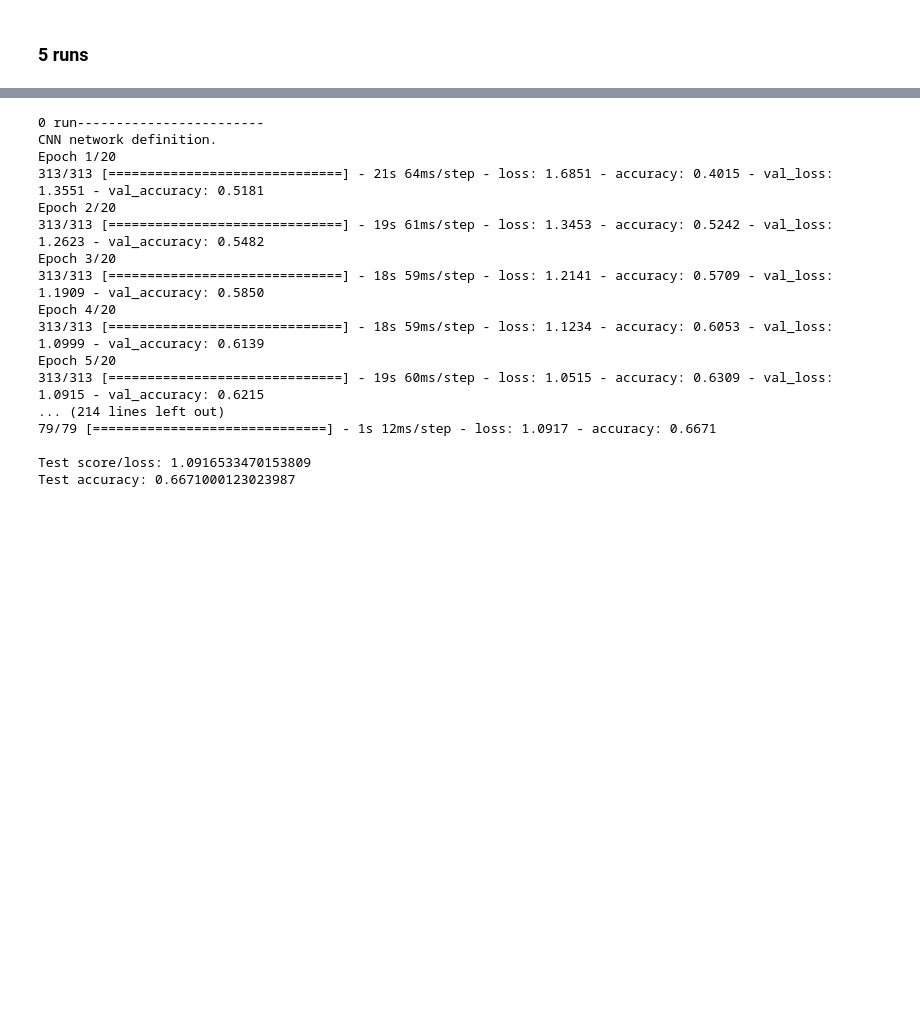
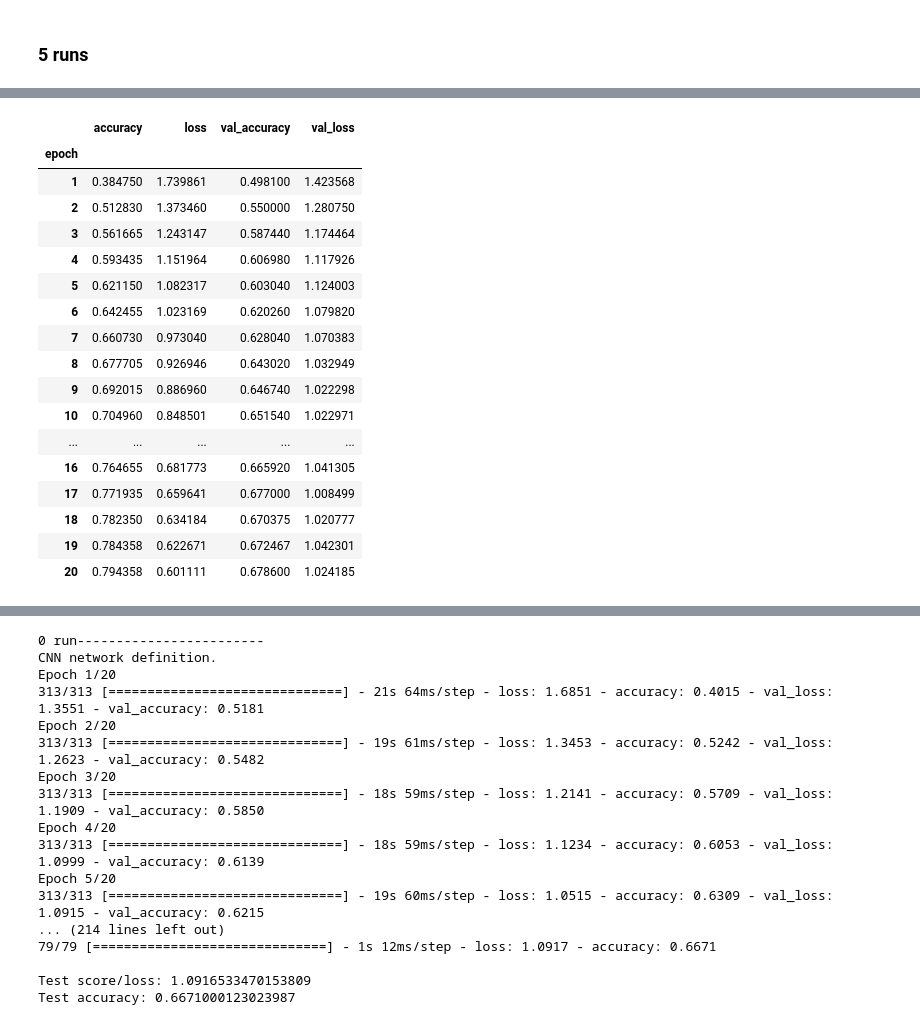
Before and after one commit to mm849/Computer-Vision-Classification, a Jupyter notebook: notebooks/trial3.ipynb, the cells around one changed output, grey strips where cells are left out. Cells and saved outputs as stored; diff of their text form; code cells hidden in the pictures; blank space fills up the shorter version.

```diff
--- a/notebooks/trial3.ipynb
+++ b/notebooks/trial3.ipynb
@@ -148,24 +148,32 @@ cp_callback = [ModelCheckpoint(filepath=checkpoint_path,
                                                  verbose=1),
                 EarlyStopping(monitor='val_loss', patience=5, verbose=1, mode='min',  min_delta=0.0001)]
 # %%
-def five_runs(build_model_func, num_runs=5, history_verbose=VERBOSE):
-    accuracy_history_df = pd.DataFrame()
-    loss_history_df = pd.DataFrame()
+def five_runs(build_model_func, num_runs=5, num_epochs=N_EPOCH,history_verbose=VERBOSE):
+    # accuracy_history_df = pd.DataFrame()
+    # loss_history_df = pd.DataFrame()
+    history_df = pd.DataFrame(columns=['run', 'epoch','accuracy', 'loss', 'val_accuracy', 'val_loss'])
     test_result_df = pd.DataFrame(index=['Test score/loss', 'Test accuracy'])
-    for i in tqdm(range(num_runs)):
+    for run in tqdm(range(num_runs)):
         input_model = build_model_func()
-        print("Run number: " + str(i))
-        history = input_model.fit(X_train, y_train, batch_size=BATCH_SIZE, epochs=N_EPOCH, validation_data = (X_val, y_val),  verbose=history_verbose, callbacks=[cp_callback])
+        print("Run number: " + str(run))
+        history = input_model.fit(X_train, y_train, batch_size=BATCH_SIZE, epochs=num_epochs, validation_data = (X_val, y_val),  verbose=history_verbose, callbacks=[cp_callback])
         score = input_model.evaluate(input_X_test, output_Y_test, batch_size=BATCH_SIZE, verbose=VERBOSE)
         print("\nTest score/loss:", score[0])
         print('Test accuracy:', score[1])
 
         for epoch in range(len(history.history['accuracy'])):
-            accuracy_history_df.loc[epoch, i] = history.history['accuracy'][epoch]
-            loss_history_df.loc[epoch, i] = history.history['loss'][epoch]
-        test_result_df.loc['Test score/loss', i] = score[0]
-        test_result_df.loc['Test accuracy', i] = score[1]
-    return accuracy_history_df, loss_history_df, test_result_df
+            # accuracy_history_df.loc[epoch, i] = history.history['accuracy'][epoch]
+            # loss_history_df.loc[epoch, i] = history.history['loss'][epoch]
+            '''history_df = history_df.append({'Epoch': epoch+1, 'Run': run+1,
+                                        'Accuracy': history.history['accuracy'], 'Loss': [history.history['loss']],
+                                        'Val_Accuracy': [history.history['val_accuracy']], 'Val_Loss': [history.history['val_loss']]},
+                                       ignore_index=True)'''
+            # new_record = pd.Series({'run': run+1, 'epoch': epoch+1, 'accuracy': history.history['accuracy'][epoch], 'loss': history.history['loss'][epoch], 'val_accuracy': history.history['val_accuracy'][epoch], 'val_loss': history.history['val_loss'][epoch]})
+            new_record = pd.DataFrame([[run+1, epoch+1, history.history['accuracy'][epoch], history.history['loss'][epoch], history.history['val_accuracy'][epoch], history.history['val_loss'][epoch]]], columns=['run', 'epoch','accuracy', 'loss', 'val_accuracy', 'val_loss'])
+            history_df = pd.concat([history_df, new_record], axis=0)
+        test_result_df.loc['Test score/loss', run] = score[0]
+        test_result_df.loc['Test accuracy', run] = score[1]
+    return history_df, test_result_df
 # %% [markdown]
 # 1. **Simple CNN model definition**
 
@@ -413,0 +426,22 @@ Text(0.5, 1.0, 'Baseline Loss')
+# %%
+mean_history_df_base = history_df_base.groupby('epoch').mean()
+mean_history_df_base
+# %% [output]
+|  | accuracy | loss | val_accuracy | val_loss |
+| epoch |  |  |  |  |
+| 1 | 0.384750 | 1.739861 | 0.498100 | 1.423568 |
+| 2 | 0.512830 | 1.373460 | 0.550000 | 1.280750 |
+| 3 | 0.561665 | 1.243147 | 0.587440 | 1.174464 |
+| 4 | 0.593435 | 1.151964 | 0.606980 | 1.117926 |
+| 5 | 0.621150 | 1.082317 | 0.603040 | 1.124003 |
+| 6 | 0.642455 | 1.023169 | 0.620260 | 1.079820 |
+| 7 | 0.660730 | 0.973040 | 0.628040 | 1.070383 |
+| 8 | 0.677705 | 0.926946 | 0.643020 | 1.032949 |
+| 9 | 0.692015 | 0.886960 | 0.646740 | 1.022298 |
+| 10 | 0.704960 | 0.848501 | 0.651540 | 1.022971 |
+| ... | ... | ... | ... | ... |
+| 16 | 0.764655 | 0.681773 | 0.665920 | 1.041305 |
+| 17 | 0.771935 | 0.659641 | 0.677000 | 1.008499 |
+| 18 | 0.782350 | 0.634184 | 0.670375 | 1.020777 |
+| 19 | 0.784358 | 0.622671 | 0.672467 | 1.042301 |
+| 20 | 0.794358 | 0.601111 | 0.678600 | 1.024185 |
```
Also changed, not shown: parts of 6 cells of this notebook.
